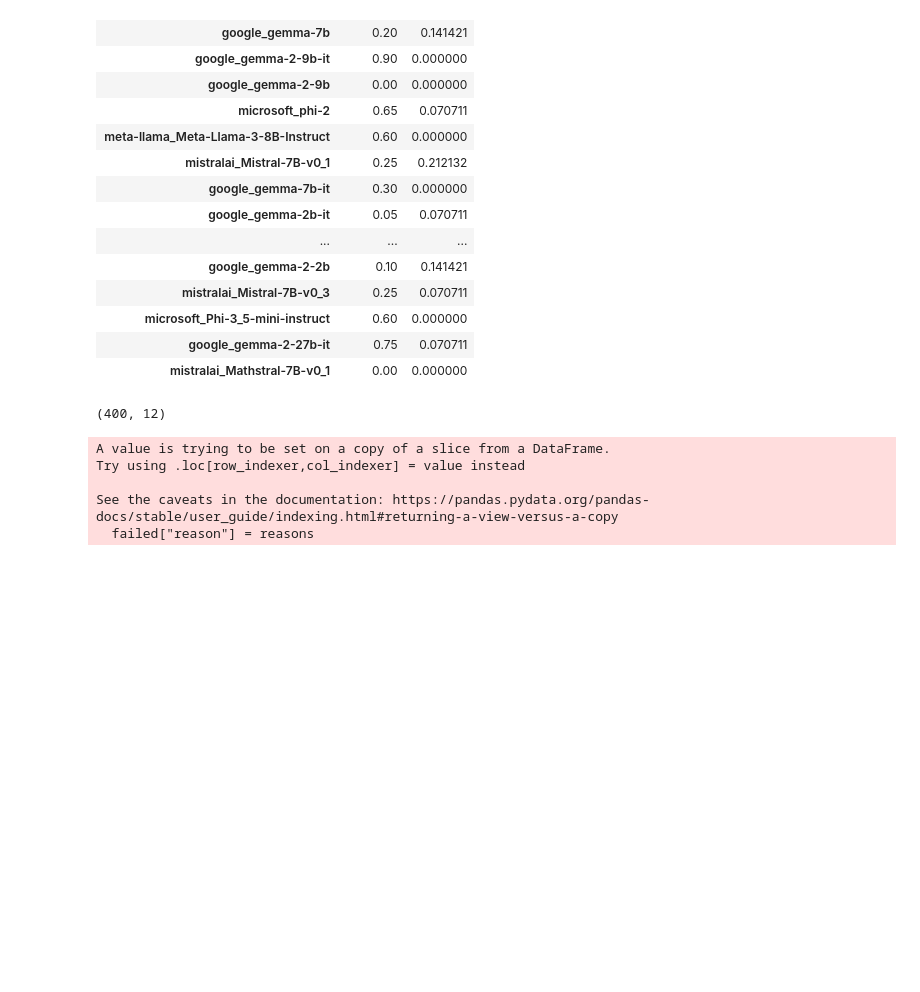
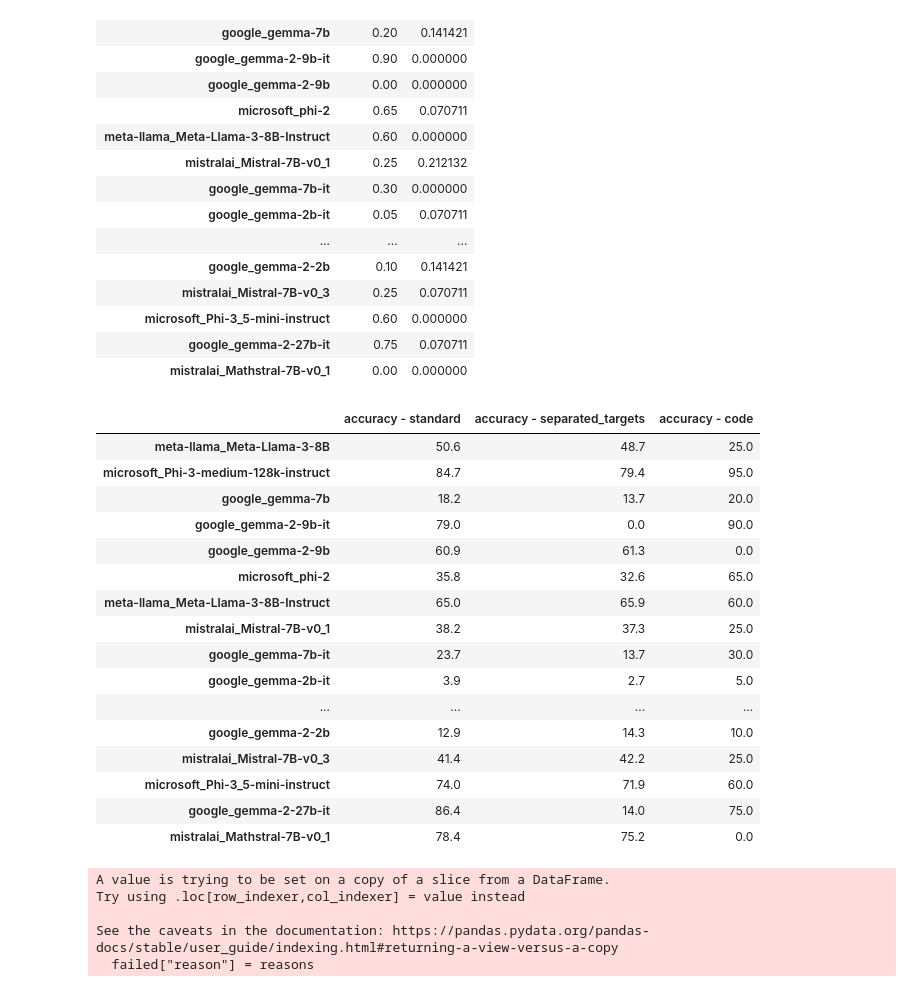
Before and after one commit to the-mysh/gsm-symbolic-benchmarking, a Jupyter notebook: notebooks/results_pres/2025-12-03.ipynb, the cells around one changed output. Drawn from its saved outputs; the diff is of its cells as text; code cells hidden in the pictures; blank space fills up the shorter version.

Commit message:
Updated results notebook

```diff
--- a/notebooks/results_pres/2025-12-03.ipynb
+++ b/notebooks/results_pres/2025-12-03.ipynb
@@ -165,10 +177,28 @@ results_code.summary_data
 | microsoft_Phi-3_5-mini-instruct | 0.60 | 0.000000 |
 | google_gemma-2-27b-it | 0.75 | 0.070711 |
 | mistralai_Mathstral-7B-v0_1 | 0.00 | 0.000000 |
-# %%
-results_code.full_data.shape
-# %% [output]
-(400, 12)
+# %%
+comp = pd.concat([results_standard.summary_data.accuracy, results_sep.summary_data.accuracy, results_code.summary_data.accuracy], axis=1) * 100
+comp.columns = ['accuracy - standard', 'accuracy - separated_targets', 'accuracy - code']
+comp
+# %% [output]
+|  | accuracy - standard | accuracy - separated_targets | accuracy - code |
+| meta-llama_Meta-Llama-3-8B | 50.6 | 48.7 | 25.0 |
+| microsoft_Phi-3-medium-128k-instruct | 84.7 | 79.4 | 95.0 |
+| google_gemma-7b | 18.2 | 13.7 | 20.0 |
+| google_gemma-2-9b-it | 79.0 | 0.0 | 90.0 |
+| google_gemma-2-9b | 60.9 | 61.3 | 0.0 |
+| microsoft_phi-2 | 35.8 | 32.6 | 65.0 |
+| meta-llama_Meta-Llama-3-8B-Instruct | 65.0 | 65.9 | 60.0 |
+| mistralai_Mistral-7B-v0_1 | 38.2 | 37.3 | 25.0 |
+| google_gemma-7b-it | 23.7 | 13.7 | 30.0 |
+| google_gemma-2b-it | 3.9 | 2.7 | 5.0 |
+| ... | ... | ... | ... |
+| google_gemma-2-2b | 12.9 | 14.3 | 10.0 |
+| mistralai_Mistral-7B-v0_3 | 41.4 | 42.2 | 25.0 |
+| microsoft_Phi-3_5-mini-instruct | 74.0 | 71.9 | 60.0 |
+| google_gemma-2-27b-it | 86.4 | 14.0 | 75.0 |
+| mistralai_Mathstral-7B-v0_1 | 78.4 | 75.2 | 0.0 |
 # %%
 failed = results_code.full_data[results_code.full_data.predicted_numerical_result.isna()]
 # %%
```
Also changed, not shown: parts of 5 cells of this notebook, 1 other file.
